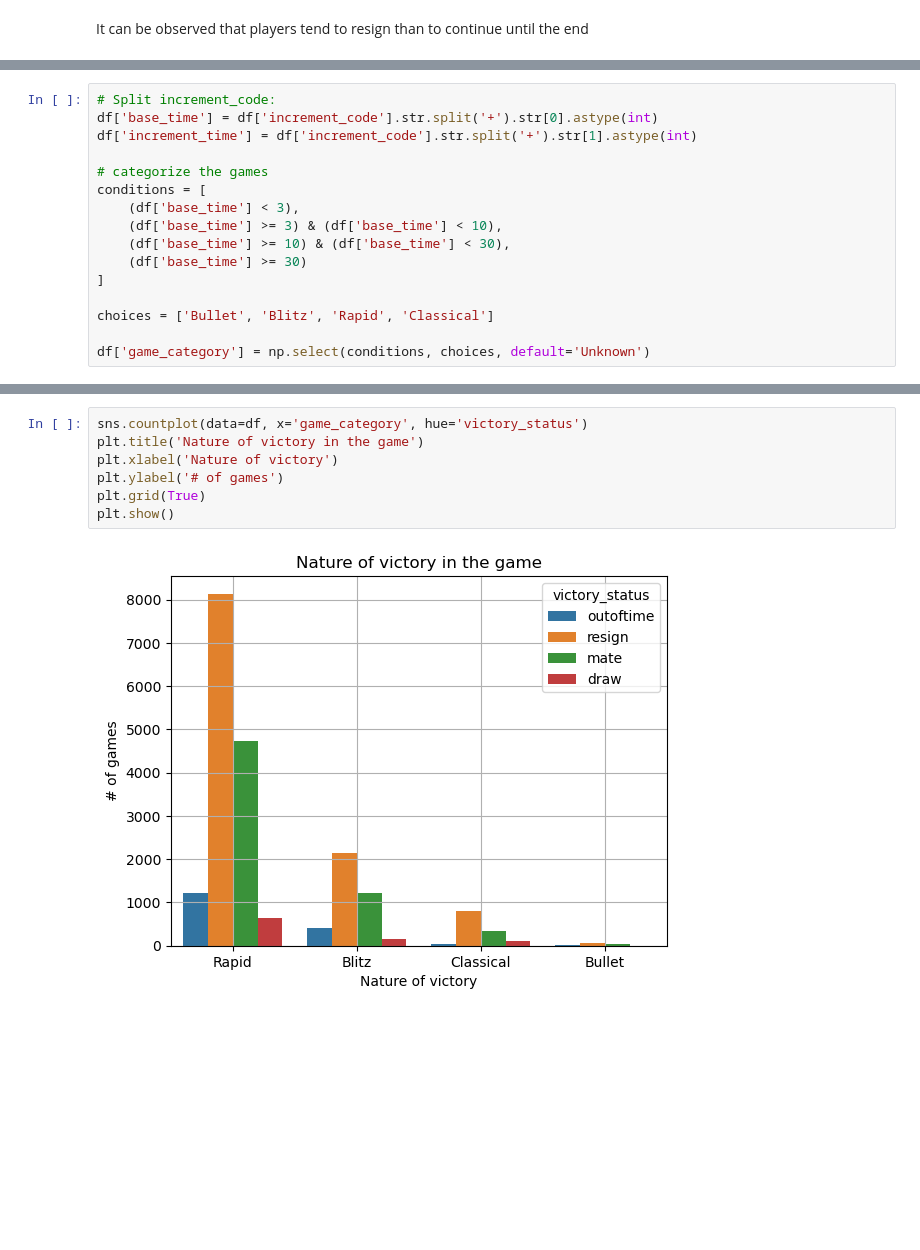
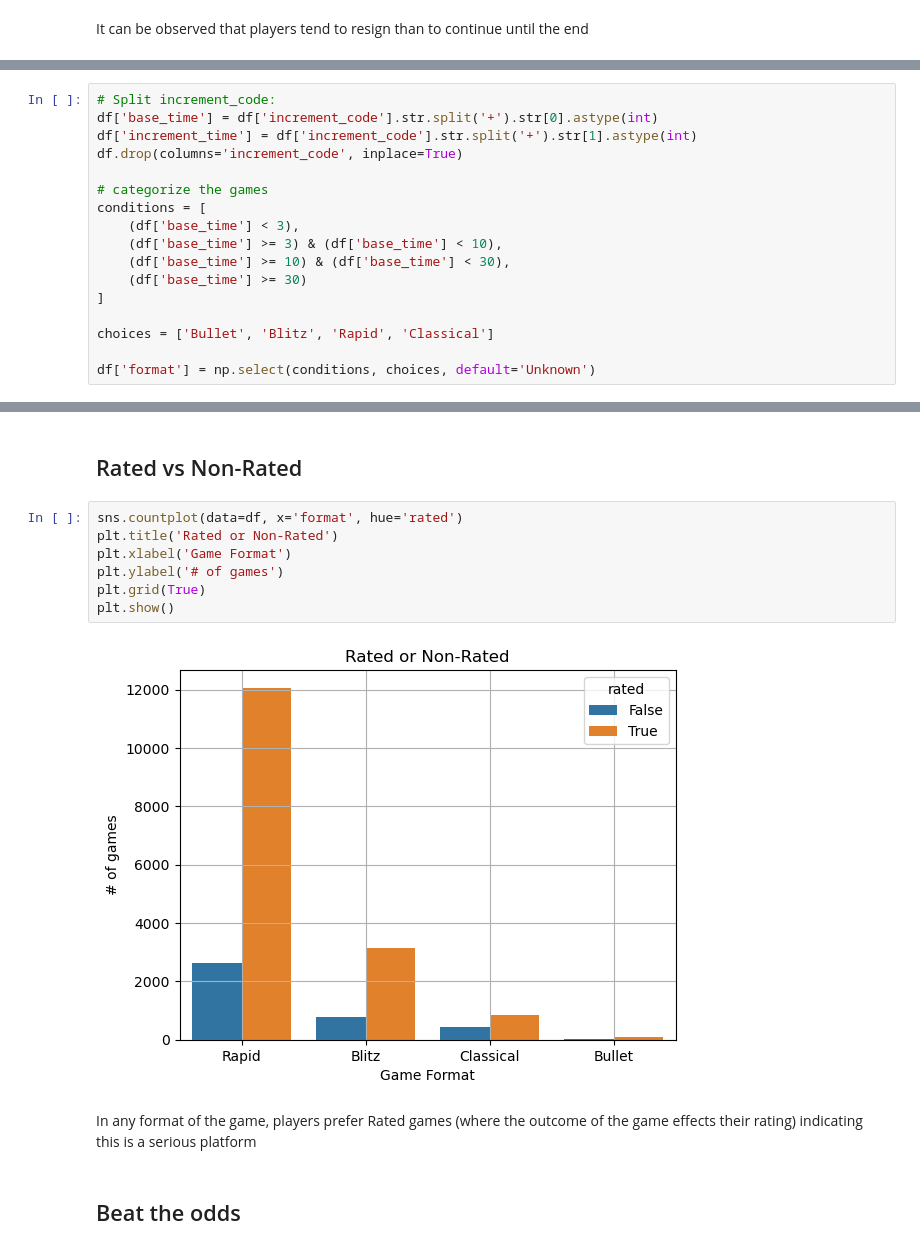
Before and after one commit to avezshariq/DataScience, a Jupyter notebook: chess/lichess.ipynb, the cells around one changed output, grey strips where cells are left out. Cells and saved outputs as stored; diff of their text form; blank space fills up the shorter version.

```diff
--- a/chess/lichess.ipynb
+++ b/chess/lichess.ipynb
@@ -71,6 +73,7 @@ It can be observed that players tend to resign than to continue until the end
 # Split increment_code:
 df['base_time'] = df['increment_code'].str.split('+').str[0].astype(int)
 df['increment_time'] = df['increment_code'].str.split('+').str[1].astype(int)
+df.drop(columns='increment_code', inplace=True)
 
 # categorize the games
 conditions = [
@@ -82,4 +85,4 @@ conditions = [
 
 choices = ['Bullet', 'Blitz', 'Rapid', 'Classical']
 
-df['game_category'] = np.select(conditions, choices, default='Unknown')
+df['format'] = np.select(conditions, choices, default='Unknown')
@@ -88,9 +119,15 @@ df['game_category'] = np.select(conditions, choices, default='Unknown')
+# %% [markdown]
+## Rated vs Non-Rated
 # %%
-sns.countplot(data=df, x='game_category', hue='victory_status')
-plt.title('Nature of victory in the game')
-plt.xlabel('Nature of victory')
+sns.countplot(data=df, x='format', hue='rated')
+plt.title('Rated or Non-Rated')
+plt.xlabel('Game Format')
 plt.ylabel('# of games')
 plt.grid(True)
 plt.show()
 # %% [output]
-[figure, old version]
+[figure, new version]
+# %% [markdown]
+In any format of the game, players prefer Rated games (where the outcome of the game effects their rating) indicating this is a serious platform
+# %% [markdown]
+## Beat the odds
```
Also changed, not shown: parts of 15 cells of this notebook.
